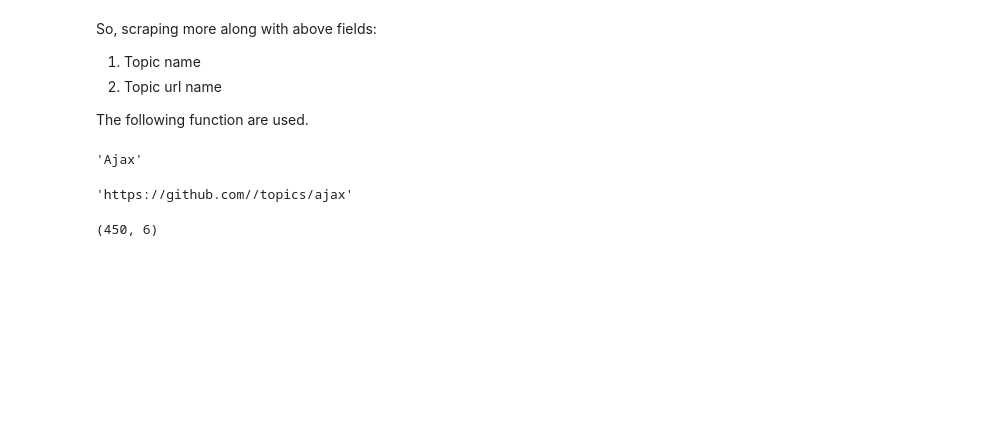
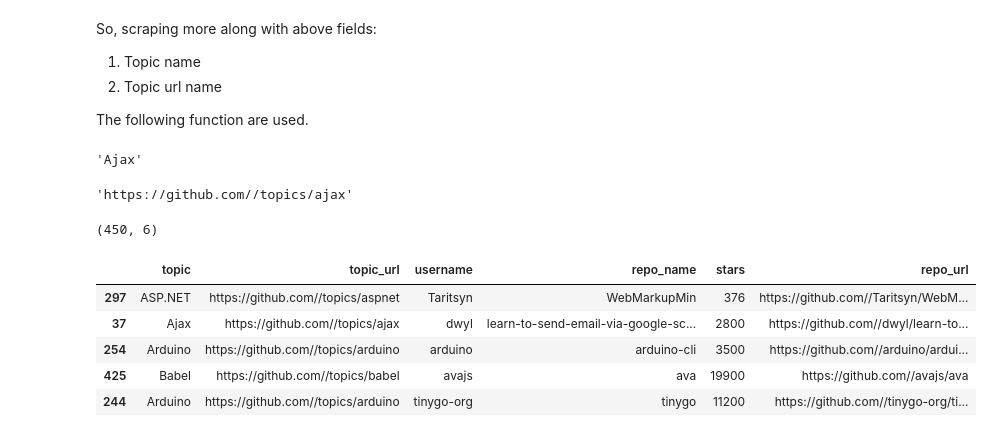
Before and after one commit to khagendrad/scraping-projects, a Jupyter notebook: project(github)/scraping_git_project.ipynb, the cells around one changed output. Saved outputs shown, nothing was run; the diff lists cells and outputs as text; code cells hidden in the pictures; blank space fills up the shorter version.

```diff
--- a/project(github)/scraping_git_project.ipynb
+++ b/project(github)/scraping_git_project.ipynb
@@ -175,4 +175,13 @@ result.to_csv('topic_repo_user_star.csv')
 result.shape
 # %% [output]
 (450, 6)
+# %%
+result.sample(5)
+# %% [output]
+|  | topic | topic_url | username | repo_name | stars | repo_url |
+| 297 | ASP.NET | https://github.com//topics/aspnet | Taritsyn | WebMarkupMin | 376 | https://github.com//Taritsyn/WebM... |
+| 37 | Ajax | https://github.com//topics/ajax | dwyl | learn-to-send-email-via-google-sc... | 2800 | https://github.com//dwyl/learn-to... |
+| 254 | Arduino | https://github.com//topics/arduino | arduino | arduino-cli | 3500 | https://github.com//arduino/ardui... |
+| 425 | Babel | https://github.com//topics/babel | avajs | ava | 19900 | https://github.com//avajs/ava |
+| 244 | Arduino | https://github.com//topics/arduino | tinygo-org | tinygo | 11200 | https://github.com//tinygo-org/ti... |
 # %%
```
Also changed, not shown: parts of 1 cell of this notebook.
